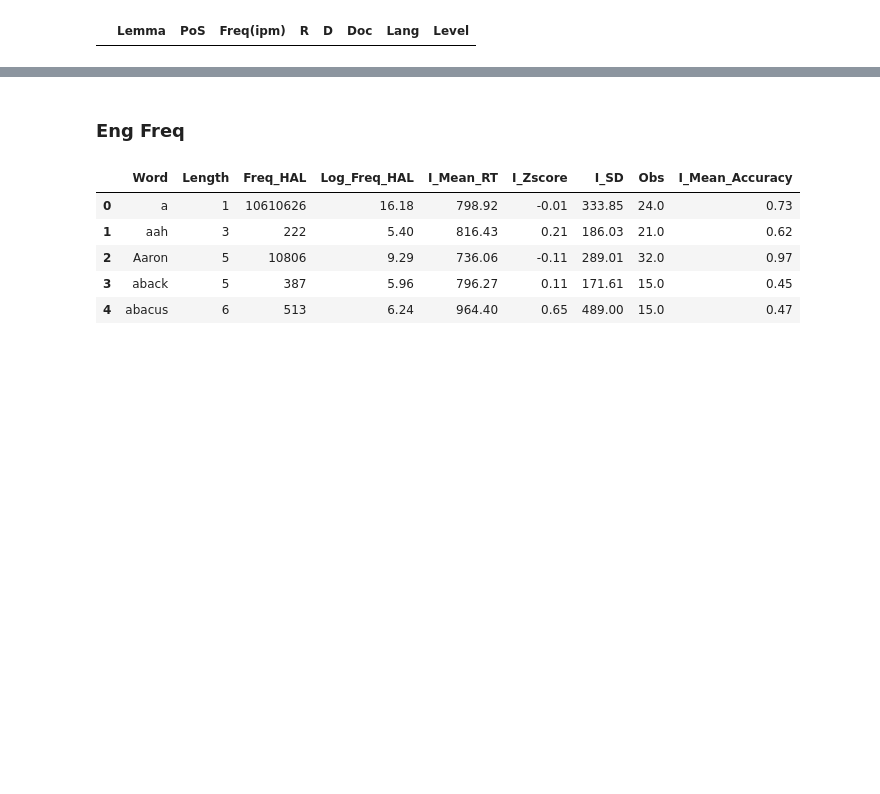
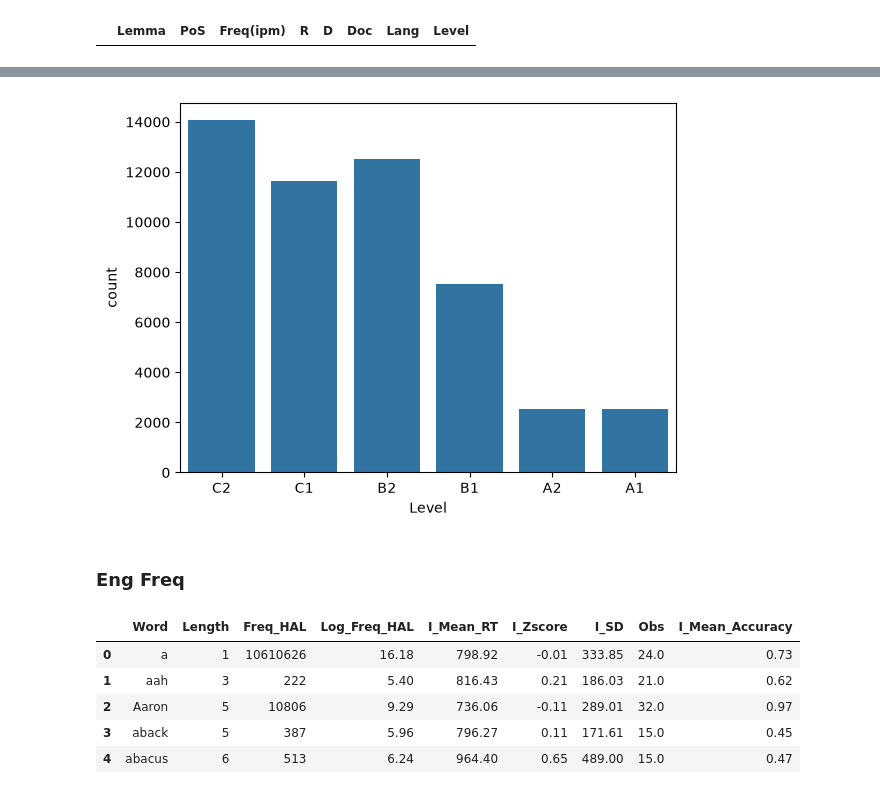
Before and after one commit to TerbiumTB/BilingulalTest, a Jupyter notebook: lemma_level_lang/training.ipynb, the cells around one changed output, grey strips where cells are left out. Saved outputs shown, nothing was run; the diff lists cells and outputs as text; code cells hidden in the pictures; blank space fills up the shorter version.

```diff
--- a/lemma_level_lang/training.ipynb
+++ b/lemma_level_lang/training.ipynb
@@ -49,3 +67,12 @@ ru_freq_data[cefr=="C2"]
+# %%
+import seaborn as sns
+import matplotlib.pyplot as plt
+
+
+sns.countplot(ru_freq_data, x="Level")
+plt.show()
+# %% [output]
+[figure, added]
 # %% [markdown]
 ### Eng Freq
 # %%
```
Also changed, not shown: parts of 27 cells of this notebook, 6 other files.
